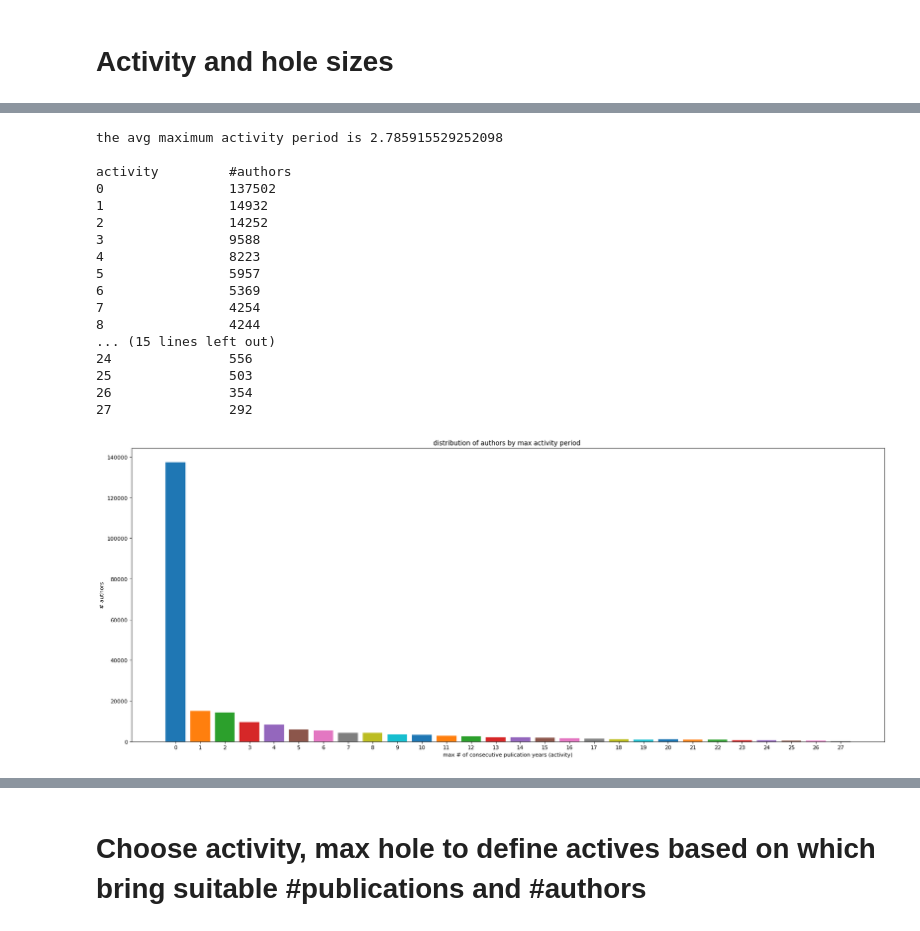
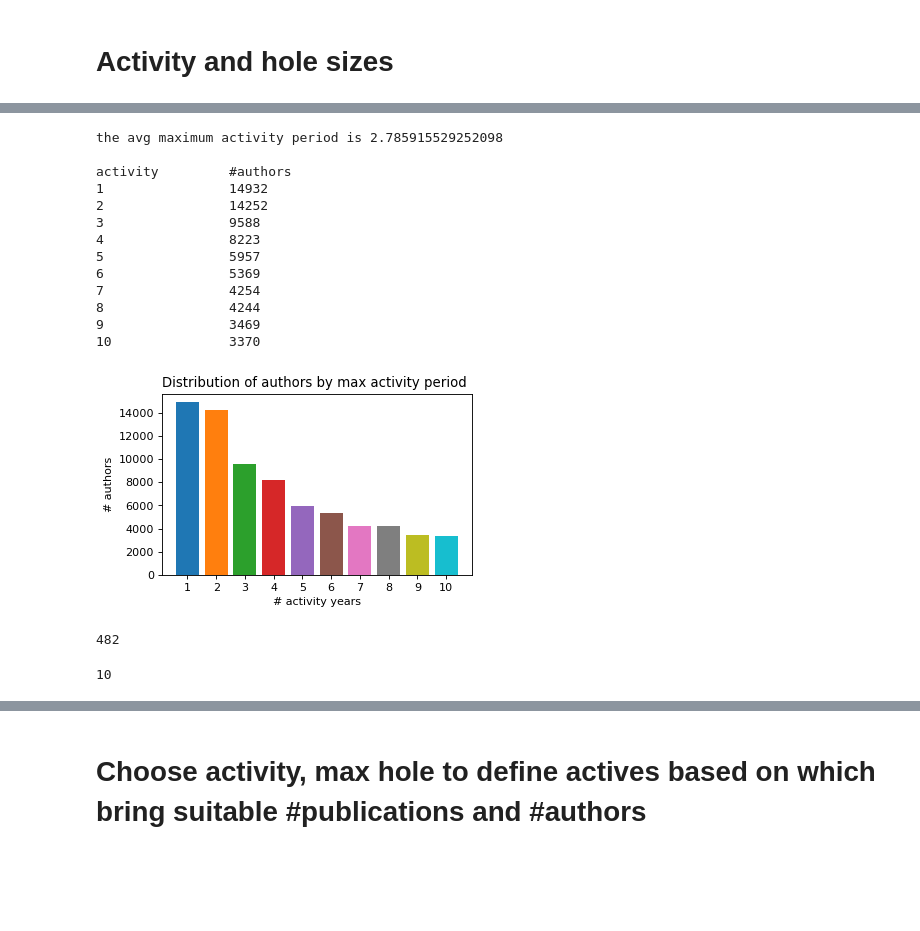
Before and after one commit to LeonardoSer/INRIA_Internship, a Jupyter notebook: 00_quick_references/tmp.ipynb, the cells around one changed output, grey strips where cells are left out. Cells and saved outputs as stored; diff of their text form; code cells hidden in the pictures; blank space fills up the shorter version.

```diff
--- a/00_quick_references/tmp.ipynb
+++ b/00_quick_references/tmp.ipynb
@@ -229,39 +265,44 @@ df
 # %%
 # distribution of authors by max activity
 # how many authors have the given max activity period?
 
 df = get_all_collabs()
 
 print("the avg maximum activity period is", np.average(df["activity"]))
 print()
 
-plt.figure(figsize=(25, 10), dpi=80)
-plt.title("distribution of authors by max activity period ")
+plt.figure(figsize=(5, 3), dpi=80)
+plt.title("Distribution of authors by max activity period ")
 plt.ylabel("# authors")
-plt.xlabel("max # of consecutive pulication years (activity)")
+
+plt.xlabel("# activity years")
 
 print("activity \t #authors")
-for activity in range( 28):
+for activity in range(1, 11):
     print(activity, "\t\t", len(df[df["end_year"] - df["start_year"]==activity]))
     plt.bar(activity, len(df[df["end_year"] - df["start_year"]==activity]))
-    plt.xticks([i for i in range(28)])
+    plt.xticks([i for i in range(1, 11)])
 plt.show()
 # %% [output]
 the avg maximum activity period is 2.785915529252098
 
 activity         #authors
-0                137502
 1                14932
 2                14252
 3                9588
 4                8223
 5                5957
 6                5369
 7                4254
 8                4244
-... (15 lines left out)
-24               556
-25               503
-26               354
-27               292
+9                3469
+10               3370
-[figure, old version]
+[figure, new version]
+# %%
+max(df["tot_pubs"])
+# %% [output]
+482
+# %%
+len(x)
+# %% [output]
+10
```
Also changed, not shown: parts of 11 cells of this notebook, 6 other files.
